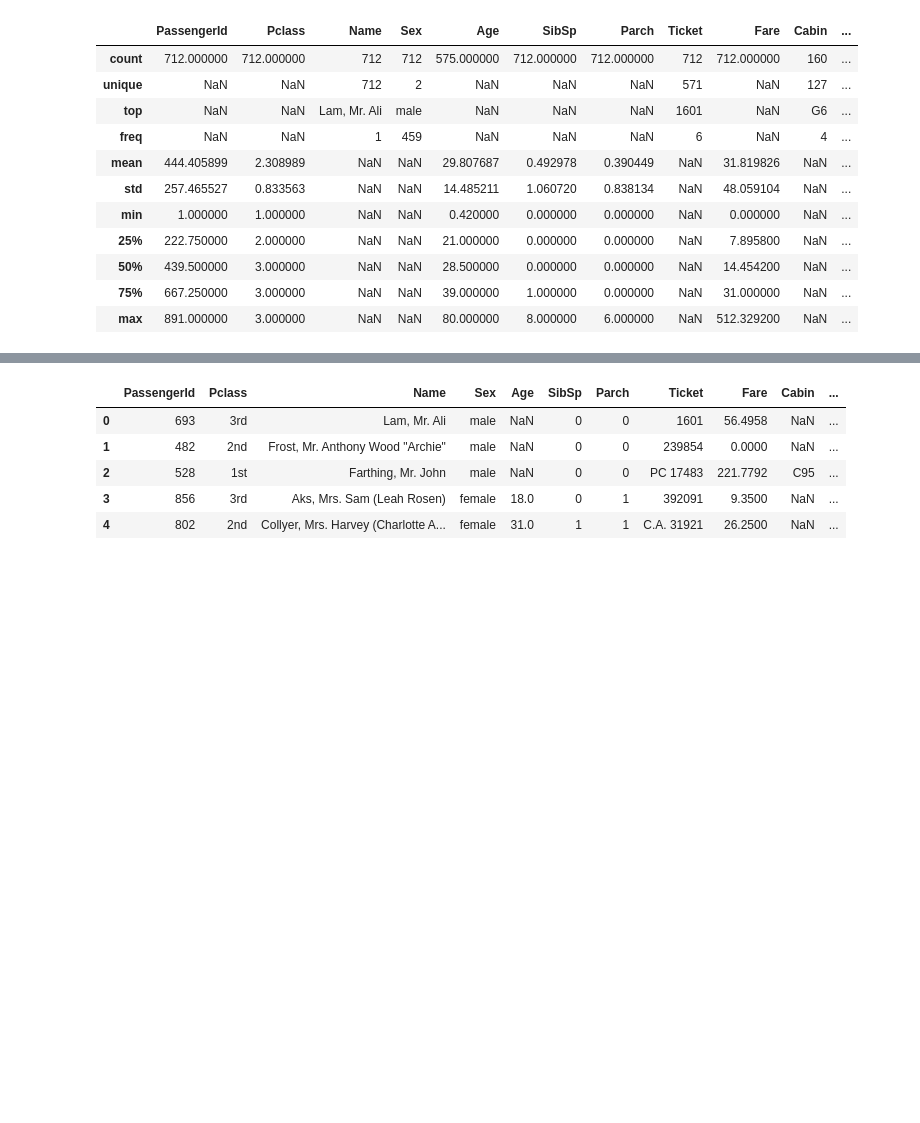
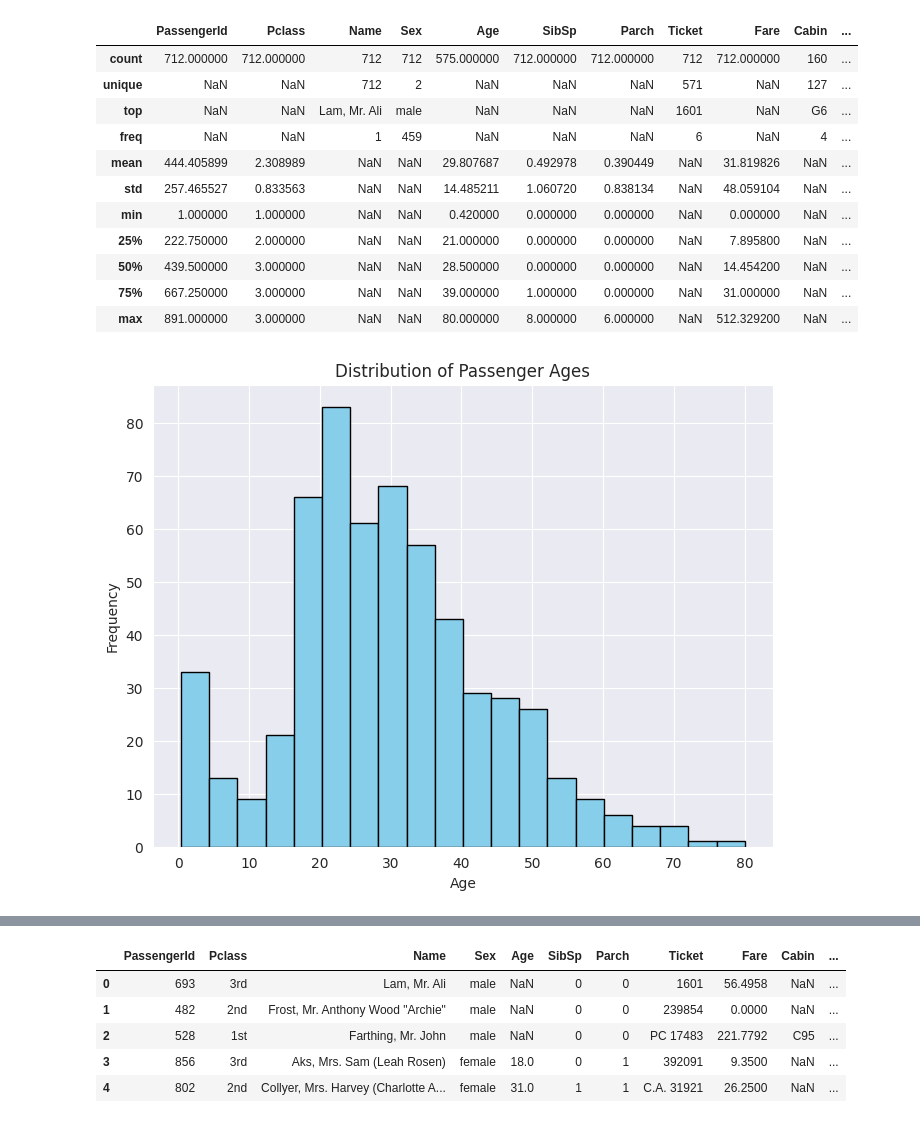
Before and after one commit to brem-21/Titanic, a Jupyter notebook: Untitled90.ipynb, the cells around one changed output, grey strips where cells are left out. Drawn from its saved outputs; the diff is of its cells as text; code cells hidden in the pictures; blank space fills up the shorter version.

```diff
--- a/Untitled90.ipynb
+++ b/Untitled90.ipynb
@@ -70,3 +70,11 @@ titanic_data['Survived'] = titanic_data['Survived'].map({0: 'No', 1: 'Yes'})
 titanic_data['Pclass'] = titanic_data['Pclass'].map({1: '1st', 2: '2nd', 3: '3rd'})
 
 titanic_data['Embarked'] = titanic_data['Embarked'].map({'S': 'Southampton', 'C': 'Cherbourg', 'Q': 'Queenstown'})
+# %%
+plt.figure(figsize=(8, 6))
+plt.hist(titanic_data['Age'], bins=20, color='skyblue', edgecolor='black')
+plt.title('Distribution of Passenger Ages')
+plt.xlabel('Age')
+_ = plt.ylabel('Frequency')
+# %% [output]
+[figure, added]
```
Also changed, not shown: parts of 32 cells of this notebook.
